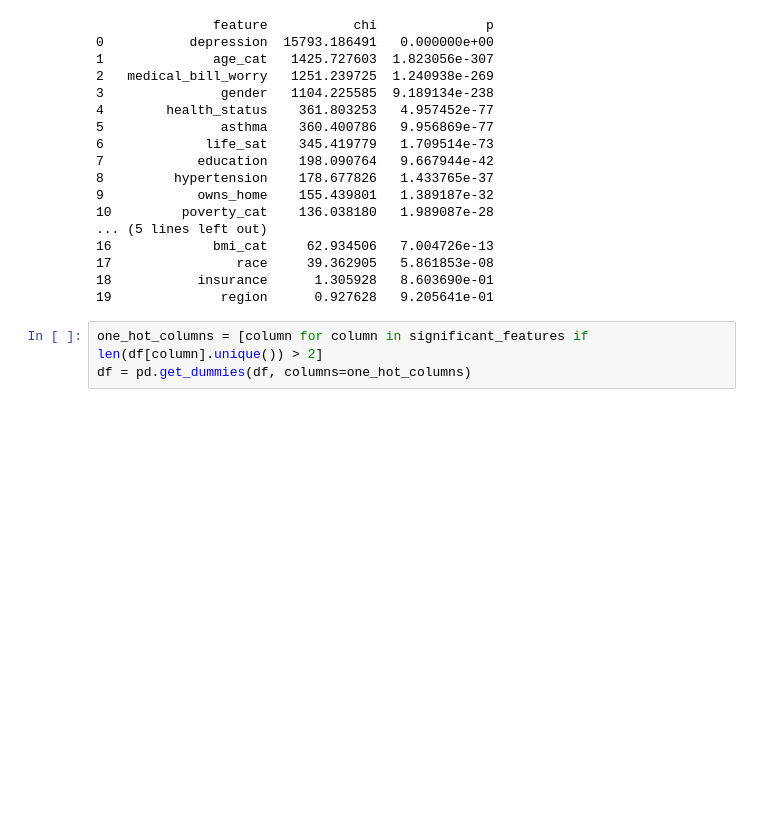
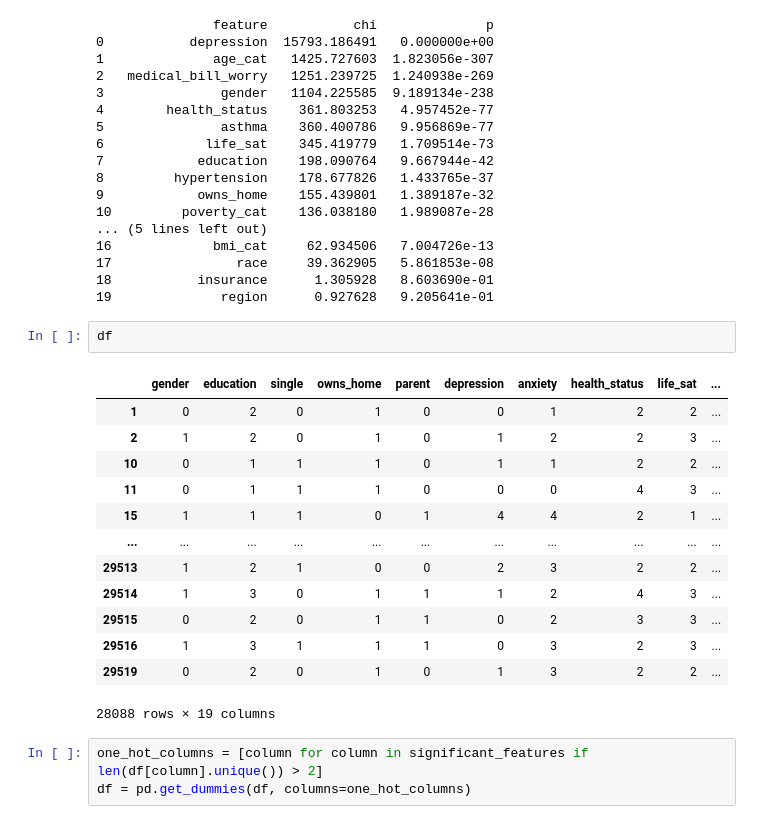
Before and after one commit to simontitk/datamining-2, a Jupyter notebook: src/final.ipynb, the cells around one changed output. Cells and saved outputs as stored; diff of their text form; blank space fills up the shorter version.

```diff
--- a/src/final.ipynb
+++ b/src/final.ipynb
@@ -340,6 +358,22 @@ df.drop(insignificant_features, inplace=True, axis=1)
 17                race     39.362905   5.861853e-08
 18           insurance      1.305928   8.603690e-01
 19              region      0.927628   9.205641e-01
+# %%
+df
+# %% [output]
+|  | gender | education | single | owns_home | parent | depression | anxiety | health_status | life_sat | ... |
+| 1 | 0 | 2 | 0 | 1 | 0 | 0 | 1 | 2 | 2 | ... |
+| 2 | 1 | 2 | 0 | 1 | 0 | 1 | 2 | 2 | 3 | ... |
+| 10 | 0 | 1 | 1 | 1 | 0 | 1 | 1 | 2 | 2 | ... |
+| 11 | 0 | 1 | 1 | 1 | 0 | 0 | 0 | 4 | 3 | ... |
+| 15 | 1 | 1 | 1 | 0 | 1 | 4 | 4 | 2 | 1 | ... |
+| ... | ... | ... | ... | ... | ... | ... | ... | ... | ... | ... |
+| 29513 | 1 | 2 | 1 | 0 | 0 | 2 | 3 | 2 | 2 | ... |
+| 29514 | 1 | 3 | 0 | 1 | 1 | 1 | 2 | 4 | 3 | ... |
+| 29515 | 0 | 2 | 0 | 1 | 1 | 0 | 2 | 3 | 3 | ... |
+| 29516 | 1 | 3 | 1 | 1 | 1 | 0 | 3 | 2 | 3 | ... |
+| 29519 | 0 | 2 | 0 | 1 | 0 | 1 | 3 | 2 | 2 | ... |
+28088 rows × 19 columns
 # %%
 one_hot_columns = [column for column in significant_features if len(df[column].unique()) > 2]
 df = pd.get_dummies(df, columns=one_hot_columns)
```
Also changed, not shown: parts of 3 cells of this notebook.
